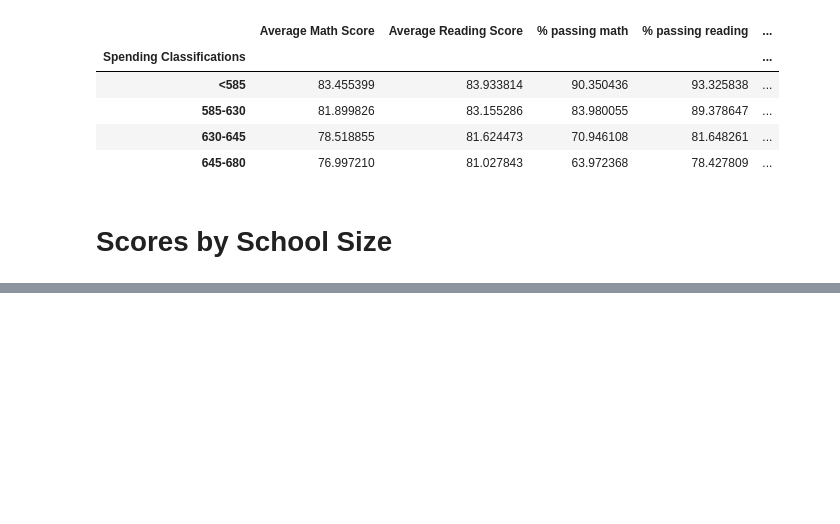
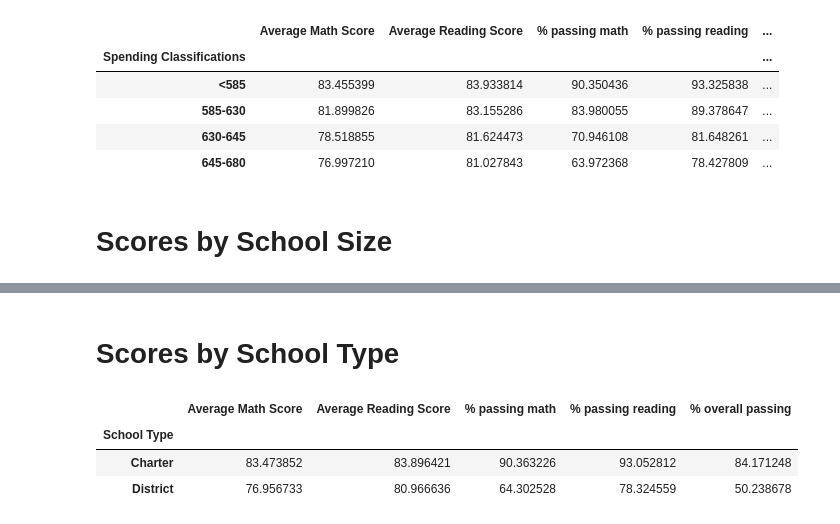
Before and after one commit to JenniferM-BShulyak/pandas-challenge, a Jupyter notebook: PyCitySchools/PyCitySchools.ipynb, the cells around one changed output, grey strips where cells are left out. Cells and saved outputs as stored; diff of their text form; code cells hidden in the pictures; blank space fills up the shorter version.

```diff
--- a/PyCitySchools/PyCitySchools.ipynb
+++ b/PyCitySchools/PyCitySchools.ipynb
@@ -228,0 +235,10 @@ spending_df
+# %% [markdown]
+# Scores by School Type
+# %%
+scoresbytype_df = school_summary_df.groupby("School Type")[["Average Math Score", "Average Reading Score", "% passing math", "% passing reading", "% overall passing"]].mean()
+scoresbytype_df
+# %% [output]
+|  | Average Math Score | Average Reading Score | % passing math | % passing reading | % overall passing |
+| School Type |  |  |  |  |  |
+| Charter | 83.473852 | 83.896421 | 90.363226 | 93.052812 | 84.171248 |
+| District | 76.956733 | 80.966636 | 64.302528 | 78.324559 | 50.238678 |
```
Also changed, not shown: parts of 2 cells of this notebook, 1 other file.
